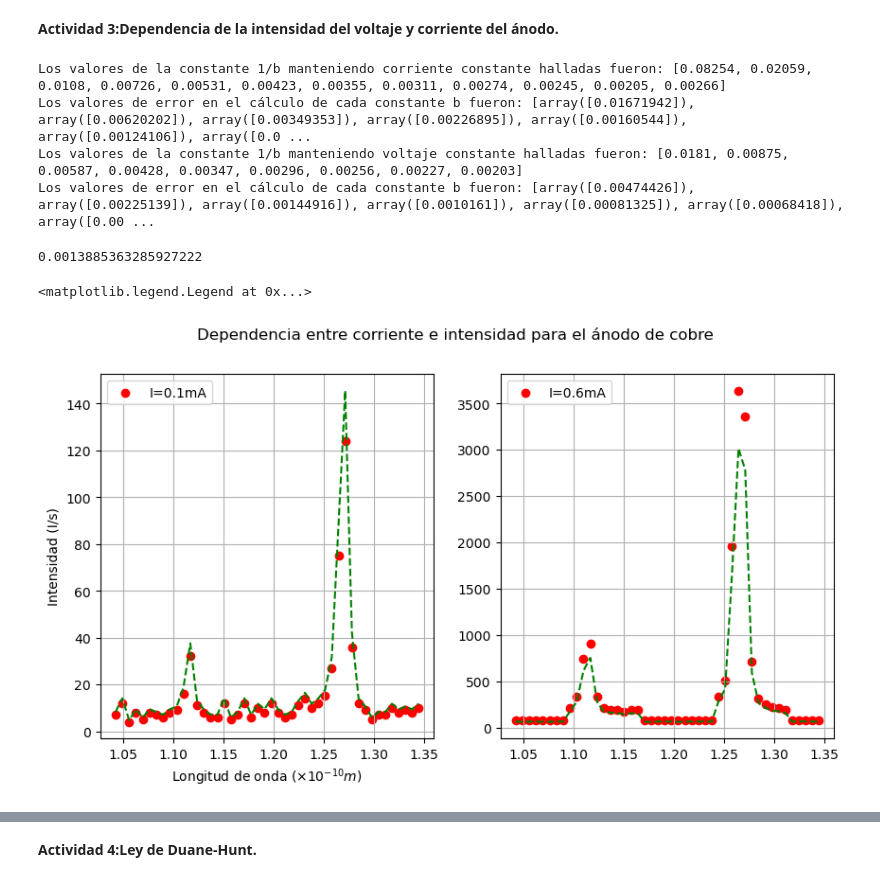
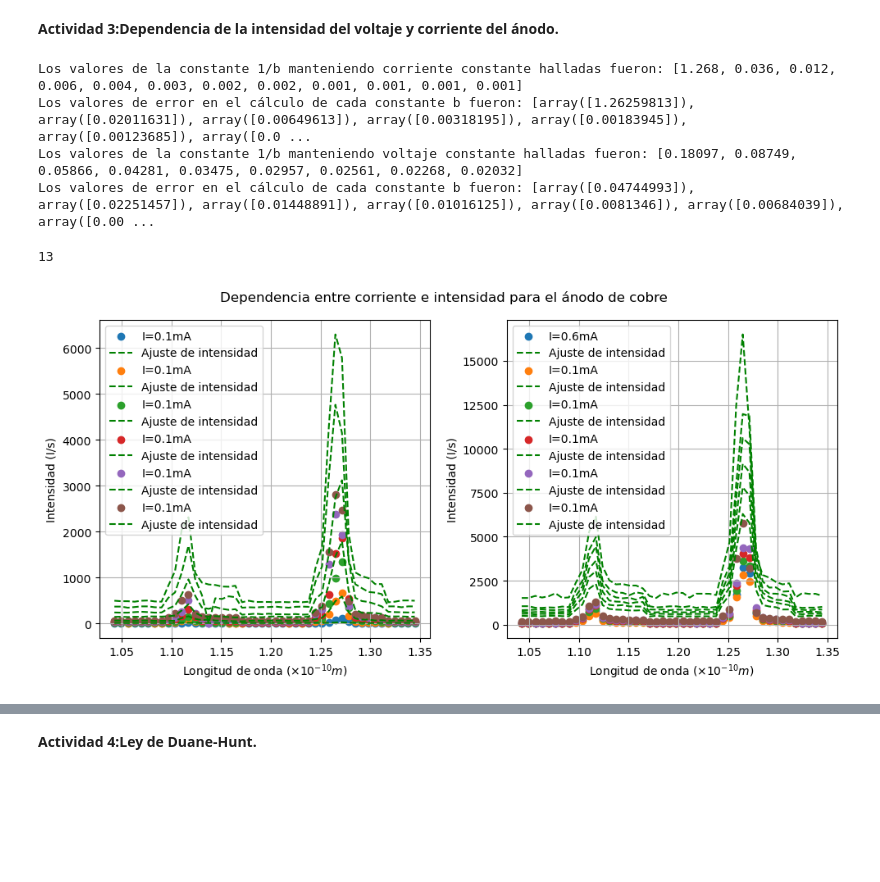
Before and after one commit to ccuellarn/Laboratorio-Intermedio---Pr-cticas20242, a Jupyter notebook: Rayos X/Rayos X.ipynb, the cells around one changed output, grey strips where cells are left out. Saved outputs shown, nothing was run; the diff lists cells and outputs as text; code cells hidden in the pictures; blank space fills up the shorter version.

```diff
--- a/Rayos X/Rayos X.ipynb
+++ b/Rayos X/Rayos X.ipynb
@@ -495,7 +485,7 @@ covV = []
 FitV = []
 IA = np.arange(0.1,1,0.1) #Valores de corriente
 
-#Hallar longitudes de onda para cada ángulo
+#Hallar longitudes de onda para cada ángulo, no es necesario dividir por ningún orden ya que los ángulos de incidencia trabajados están dentro del rango de n=1
 for i in range(0,len(Data2A3['Ang'])):
     xI.append(2*dZn*(np.sin(np.radians(Data1A3['Ang'][i]-2.0))))
 
@@ -503,23 +493,26 @@ for i in range(0,len(Data2A3['Ang'])):
     xV.append(2*dZn*(np.sin(np.radians(Data2A3['Ang'][i]-2.0))))
 
 #Ajuste de cada tipo para la grafica con corriente constante: Corriente del ánodo 1mA
-def U(I,b):
-    return I*(1/(b))
+def UI(I,b):
+    return (I*(1/(b*1e-1)))**(2/3)+9.979
+
+def UV(I,b):
+    return I*(1/(b*1e-1))
 
 for i in range(0,len(uaI)):
-    popt, pcov = curve_fit(U,xdata=xI, ydata=Icon[i])
+    popt, pcov = curve_fit(UI,xdata=xI, ydata=Icon[i])
     b = popt[0]
-    bI.append(round(b,5))
+    bI.append(round(b,3))
     covI.append(np.sqrt(np.diag(pcov)))
-    F = U(Icon[i],b*10*(uaI[i]-9.979)**(3/2))
+    F = UI(Icon[i],b*uaI[i])
     FitI.append(F)
 
 for i in range(0,len(IA)):
-    popt, pcov = curve_fit(U,xdata=xV, ydata=Vcon[i])
+    popt, pcov = curve_fit(UV,xdata=xV, ydata=Vcon[i])
     b = popt[0]
     bV.append(round(b,5))
     covV.append(np.sqrt(np.diag(pcov)))
-    F = U(Vcon[i],b*IA[i])
+    F = UV(Vcon[i],b*IA[i]*(35-9.979)**(3/2))
     FitV.append(F)
 
 print("Los valores de la constante 1/b manteniendo corriente constante halladas fueron: {}".format(bI))
@@ -528,38 +521,70 @@ print("Los valores de error en el cálculo de cada constante b fueron: {}".forma
 print("Los valores de la constante 1/b manteniendo voltaje constante halladas fueron: {}".format(bV))
 print("Los valores de error en el cálculo de cada constante b fueron: {}".format(covV))
 
-# np.mean(bV)
 # np.mean(covV)
 # %% [output]
-Los valores de la constante 1/b manteniendo corriente constante halladas fueron: [0.08254, 0.02059, 0.0108, 0.00726, 0.00531, 0.00423, 0.00355, 0.00311, 0.00274, 0.00245, 0.00205, 0.00266]
-Los valores de error en el cálculo de cada constante b fueron: [array([0.01671942]), array([0.00620202]), array([0.00349353]), array([0.00226895]), array([0.00160544]), array([0.00124106]), array([0.0 ...
-Los valores de la constante 1/b manteniendo voltaje constante halladas fueron: [0.0181, 0.00875, 0.00587, 0.00428, 0.00347, 0.00296, 0.00256, 0.00227, 0.00203]
-Los valores de error en el cálculo de cada constante b fueron: [array([0.00474426]), array([0.00225139]), array([0.00144916]), array([0.0010161]), array([0.00081325]), array([0.00068418]), array([0.00 ...
+Los valores de la constante 1/b manteniendo corriente constante halladas fueron: [1.268, 0.036, 0.012, 0.006, 0.004, 0.003, 0.002, 0.002, 0.001, 0.001, 0.001, 0.001]
+Los valores de error en el cálculo de cada constante b fueron: [array([1.26259813]), array([0.02011631]), array([0.00649613]), array([0.00318195]), array([0.00183945]), array([0.00123685]), array([0.0 ...
+Los valores de la constante 1/b manteniendo voltaje constante halladas fueron: [0.18097, 0.08749, 0.05866, 0.04281, 0.03475, 0.02957, 0.02561, 0.02268, 0.02032]
+Los valores de error en el cálculo de cada constante b fueron: [array([0.04744993]), array([0.02251457]), array([0.01448891]), array([0.01016125]), array([0.0081346]), array([0.00684039]), array([0.00 ...
-0.0013885363285927222
+13
 # %%
 #Grafico
 fig = plt.figure(figsize = (10, 5))
 fig.suptitle('Dependencia entre corriente e intensidad para el ánodo de cobre')
 ax1 = fig.add_subplot(121)
 ax2 = fig.add_subplot(122)
 
 
-ax1.scatter(xI,Icon[0],label='I=0.1mA',color='r')
+ax1.scatter(xI,Icon[0],label='I=0.1mA')
 ax1.plot(xI,FitI[0],'--',color='g',label='Ajuste de intensidad')
+
+ax1.scatter(xI,Icon[1],label='I=0.1mA')
+ax1.plot(xI,FitI[1],'--',color='g',label='Ajuste de intensidad')
+
+ax1.scatter(xI,Icon[2],label='I=0.1mA')
+ax1.plot(xI,FitI[2],'--',color='g',label='Ajuste de intensidad')
+
+ax1.scatter(xI,Icon[3],label='I=0.1mA')
+ax1.plot(xI,FitI[3],'--',color='g',label='Ajuste de intensidad')
+
+ax1.scatter(xI,Icon[4],label='I=0.1mA')
+ax1.plot(xI,FitI[4],'--',color='g',label='Ajuste de intensidad')
+
+ax1.scatter(xI,Icon[5],label='I=0.1mA')
+ax1.plot(xI,FitI[5],'--',color='g',label='Ajuste de intensidad')
+
 ax1.set_xlabel(r"Longitud de onda $(\times 10^{-10}m)$")
 ax1.set_ylabel('Intensidad (I/s)')
 ax1.grid()
 ax1.legend()
 
-ax2.scatter(xI,Icon[7],label='I=0.6mA',color='r')
-ax2.plot(xI,FitI[7]*1.5,'--',color='g',label='Ajuste de intensidad')
-ax1.set_xlabel(r"Longitud de onda $(\times 10^{-10}m)$")
-ax1.set_ylabel('Intensidad (I/s)')
+ax2.scatter(xI,Icon[6],label='I=0.6mA')
+ax2.plot(xI,FitI[6],'--',color='g',label='Ajuste de intensidad')
+
+ax2.scatter(xI,Icon[5],label='I=0.1mA')
+ax2.plot(xI,FitI[5],'--',color='g',label='Ajuste de intensidad')
+
+ax2.scatter(xI,Icon[7],label='I=0.1mA')
+ax2.plot(xI,FitI[7],'--',color='g',label='Ajuste de intensidad')
+
+ax2.scatter(xI,Icon[8],label='I=0.1mA')
+ax2.plot(xI,FitI[8],'--',color='g',label='Ajuste de intensidad')
+
+ax2.scatter(xI,Icon[9],label='I=0.1mA')
+ax2.plot(xI,FitI[9],'--',color='g',label='Ajuste de intensidad')
+
+ax2.scatter(xI,Icon[10],label='I=0.1mA')
+ax2.plot(xI,FitI[10],'--',color='g',label='Ajuste de intensidad')
+
+ax2.set_xlabel(r"Longitud de onda $(\times 10^{-10}m)$")
+ax2.set_ylabel('Intensidad (I/s)')
 ax2.grid()
 ax2.legend()
+
+fig.tight_layout()
 # %% [output]
-<matplotlib.legend.Legend at 0x...>
-[figure, old version]
+[figure, new version]
 # %%
 #Grafico
 fig = plt.figure(figsize = (10, 5))
```
Also changed, not shown: parts of 7 cells of this notebook, 1 other file.
